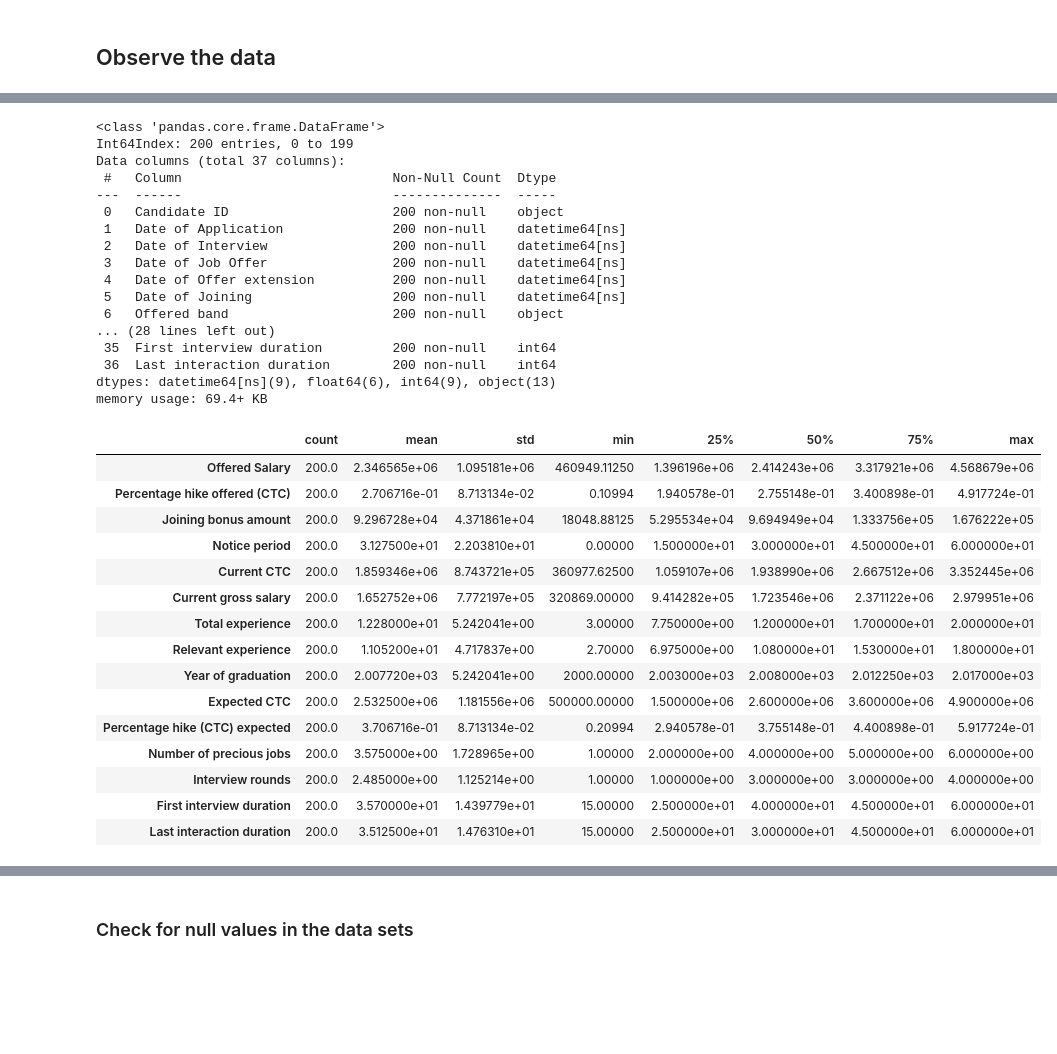
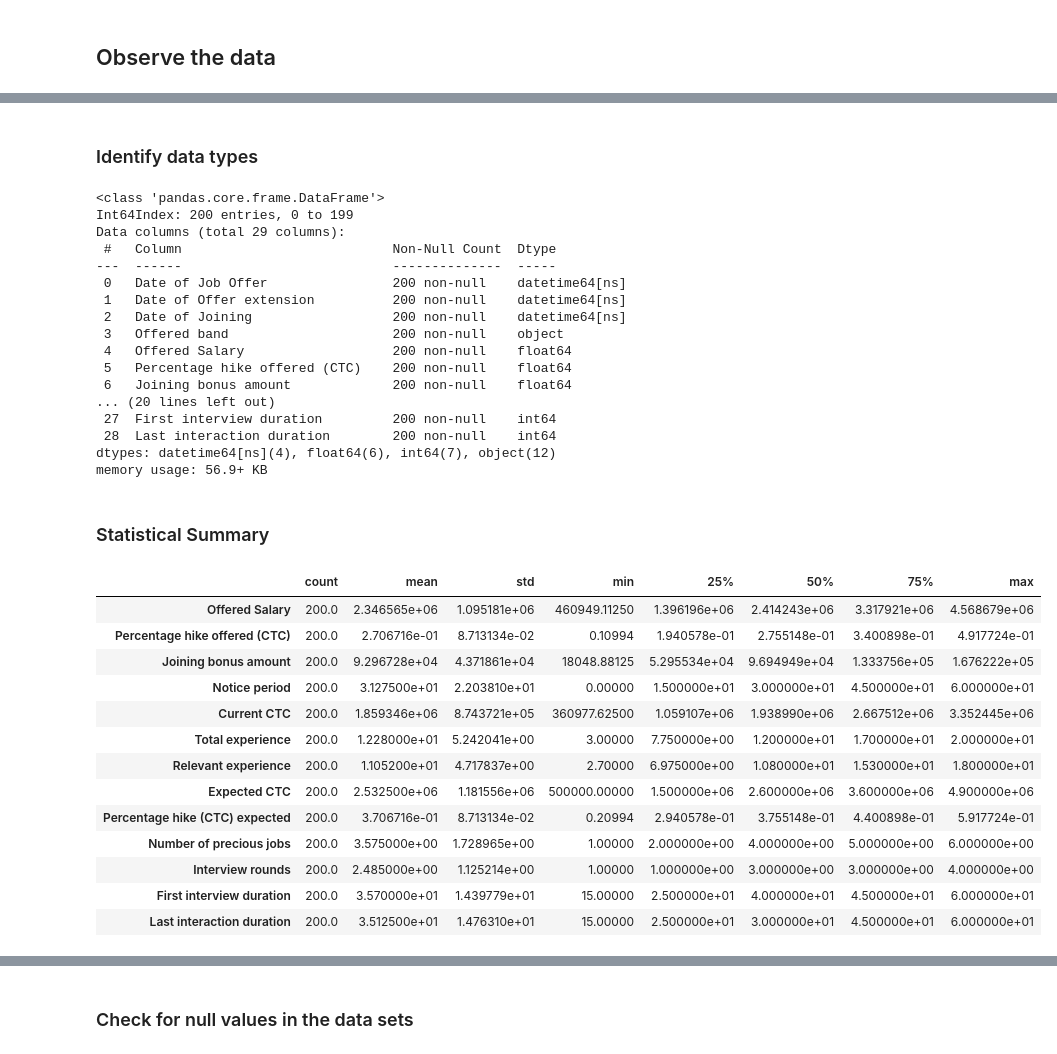
Before and after one commit to karunyads/MiniProject-FE, a Jupyter notebook: FE_PROJECT1_06.ipynb, the cells around one changed output, grey strips where cells are left out. Cells and saved outputs as stored; diff of their text form; code cells hidden in the pictures; blank space fills up the shorter version.

```diff
--- a/FE_PROJECT1_06.ipynb
+++ b/FE_PROJECT1_06.ipynb
@@ -92,3 +108,6 @@ master_data.head().T
+# %%
+#Drop columns from the dataframe
+data = master_data.drop(["Candidate ID", "Date of Application", "Date of Interview", "Current gross salary", "Year of graduation","DOB","Written Test Date","Date of first Interview"], axis=1)
 # %% [markdown]
 ## Get dimensionality of the data
 # %%
@@ -122,36 +141,38 @@ master_data.T
+# %% [markdown]
+### Identify data types
 # %%
-master_data.info()
+data.info()
 # %% [output]
 <class 'pandas.core.frame.DataFrame'>
 Int64Index: 200 entries, 0 to 199
-Data columns (total 37 columns):
+Data columns (total 29 columns):
  #   Column                           Non-Null Count  Dtype
 ---  ------                           --------------  -----
- 0   Candidate ID                     200 non-null    object
- 1   Date of Application              200 non-null    datetime64[ns]
- 2   Date of Interview                200 non-null    datetime64[ns]
- 3   Date of Job Offer                200 non-null    datetime64[ns]
- 4   Date of Offer extension          200 non-null    datetime64[ns]
- 5   Date of Joining                  200 non-null    datetime64[ns]
- 6   Offered band                     200 non-null    object
-... (28 lines left out)
- 35  First interview duration         200 non-null    int64
- 36  Last interaction duration        200 non-null    int64
-dtypes: datetime64[ns](9), float64(6), int64(9), object(13)
-memory usage: 69.4+ KB
+ 0   Date of Job Offer                200 non-null    datetime64[ns]
+ 1   Date of Offer extension          200 non-null    datetime64[ns]
+ 2   Date of Joining                  200 non-null    datetime64[ns]
+ 3   Offered band                     200 non-null    object
+ 4   Offered Salary                   200 non-null    float64
+ 5   Percentage hike offered (CTC)    200 non-null    float64
+ 6   Joining bonus amount             200 non-null    float64
+... (20 lines left out)
+ 27  First interview duration         200 non-null    int64
+ 28  Last interaction duration        200 non-null    int64
+dtypes: datetime64[ns](4), float64(6), int64(7), object(12)
+memory usage: 56.9+ KB
+# %% [markdown]
+### Statistical Summary
 # %%
-master_data.describe().T
+data.describe().T
 # %% [output]
 |  | count | mean | std | min | 25% | 50% | 75% | max |
 | Offered Salary | 200.0 | 2.346565e+06 | 1.095181e+06 | 460949.11250 | 1.396196e+06 | 2.414243e+06 | 3.317921e+06 | 4.568679e+06 |
 | Percentage hike offered (CTC) | 200.0 | 2.706716e-01 | 8.713134e-02 | 0.10994 | 1.940578e-01 | 2.755148e-01 | 3.400898e-01 | 4.917724e-01 |
 | Joining bonus amount | 200.0 | 9.296728e+04 | 4.371861e+04 | 18048.88125 | 5.295534e+04 | 9.694949e+04 | 1.333756e+05 | 1.676222e+05 |
 | Notice period | 200.0 | 3.127500e+01 | 2.203810e+01 | 0.00000 | 1.500000e+01 | 3.000000e+01 | 4.500000e+01 | 6.000000e+01 |
 | Current CTC | 200.0 | 1.859346e+06 | 8.743721e+05 | 360977.62500 | 1.059107e+06 | 1.938990e+06 | 2.667512e+06 | 3.352445e+06 |
-| Current gross salary | 200.0 | 1.652752e+06 | 7.772197e+05 | 320869.00000 | 9.414282e+05 | 1.723546e+06 | 2.371122e+06 | 2.979951e+06 |
 | Total experience | 200.0 | 1.228000e+01 | 5.242041e+00 | 3.00000 | 7.750000e+00 | 1.200000e+01 | 1.700000e+01 | 2.000000e+01 |
 | Relevant experience | 200.0 | 1.105200e+01 | 4.717837e+00 | 2.70000 | 6.975000e+00 | 1.080000e+01 | 1.530000e+01 | 1.800000e+01 |
-| Year of graduation | 200.0 | 2.007720e+03 | 5.242041e+00 | 2000.00000 | 2.003000e+03 | 2.008000e+03 | 2.012250e+03 | 2.017000e+03 |
 | Expected CTC | 200.0 | 2.532500e+06 | 1.181556e+06 | 500000.00000 | 1.500000e+06 | 2.600000e+06 | 3.600000e+06 | 4.900000e+06 |
 | Percentage hike (CTC) expected | 200.0 | 3.706716e-01 | 8.713134e-02 | 0.20994 | 2.940578e-01 | 3.755148e-01 | 4.400898e-01 | 5.917724e-01 |
 | Number of precious jobs | 200.0 | 3.575000e+00 | 1.728965e+00 | 1.00000 | 2.000000e+00 | 4.000000e+00 | 5.000000e+00 | 6.000000e+00 |
```
Also changed, not shown: parts of 20 cells of this notebook.
